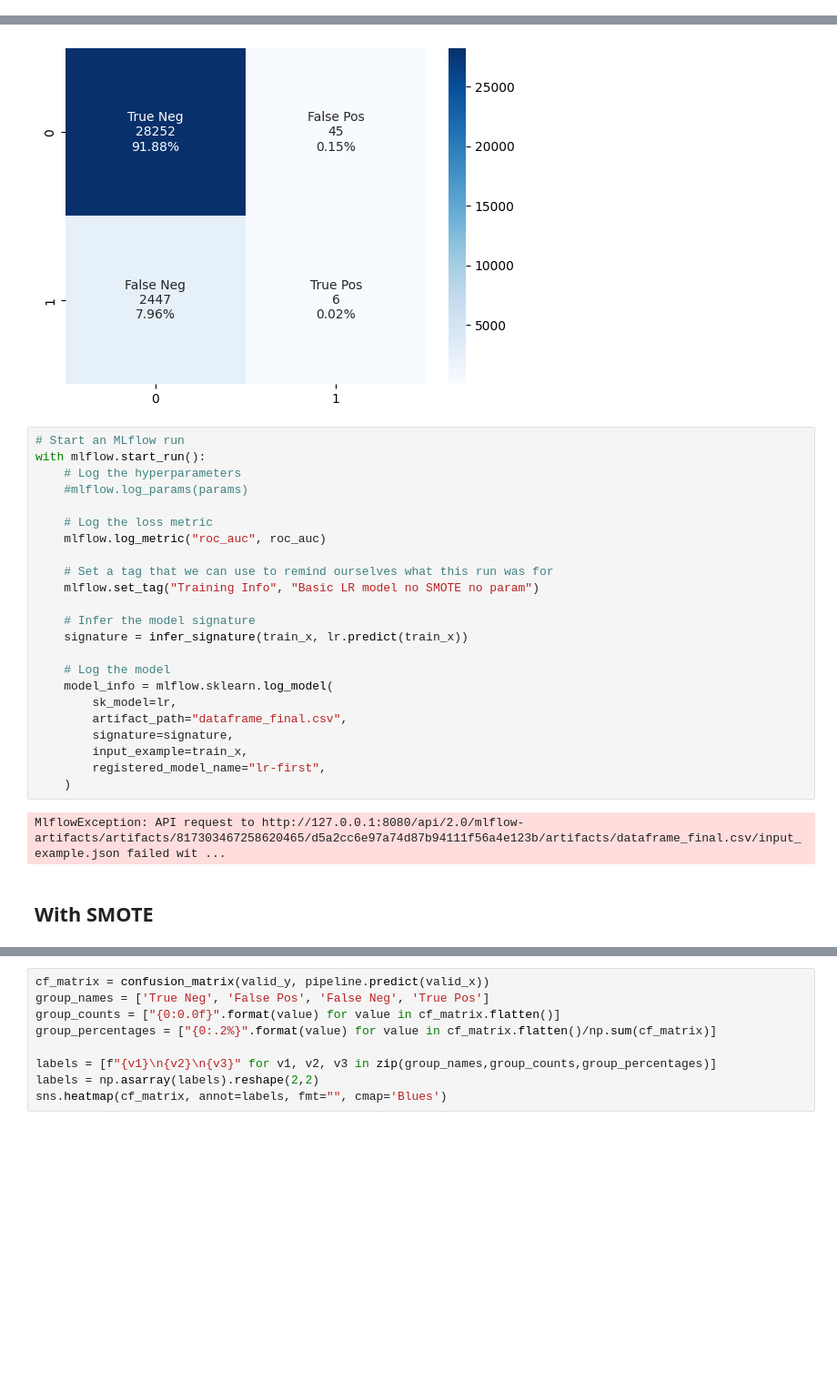
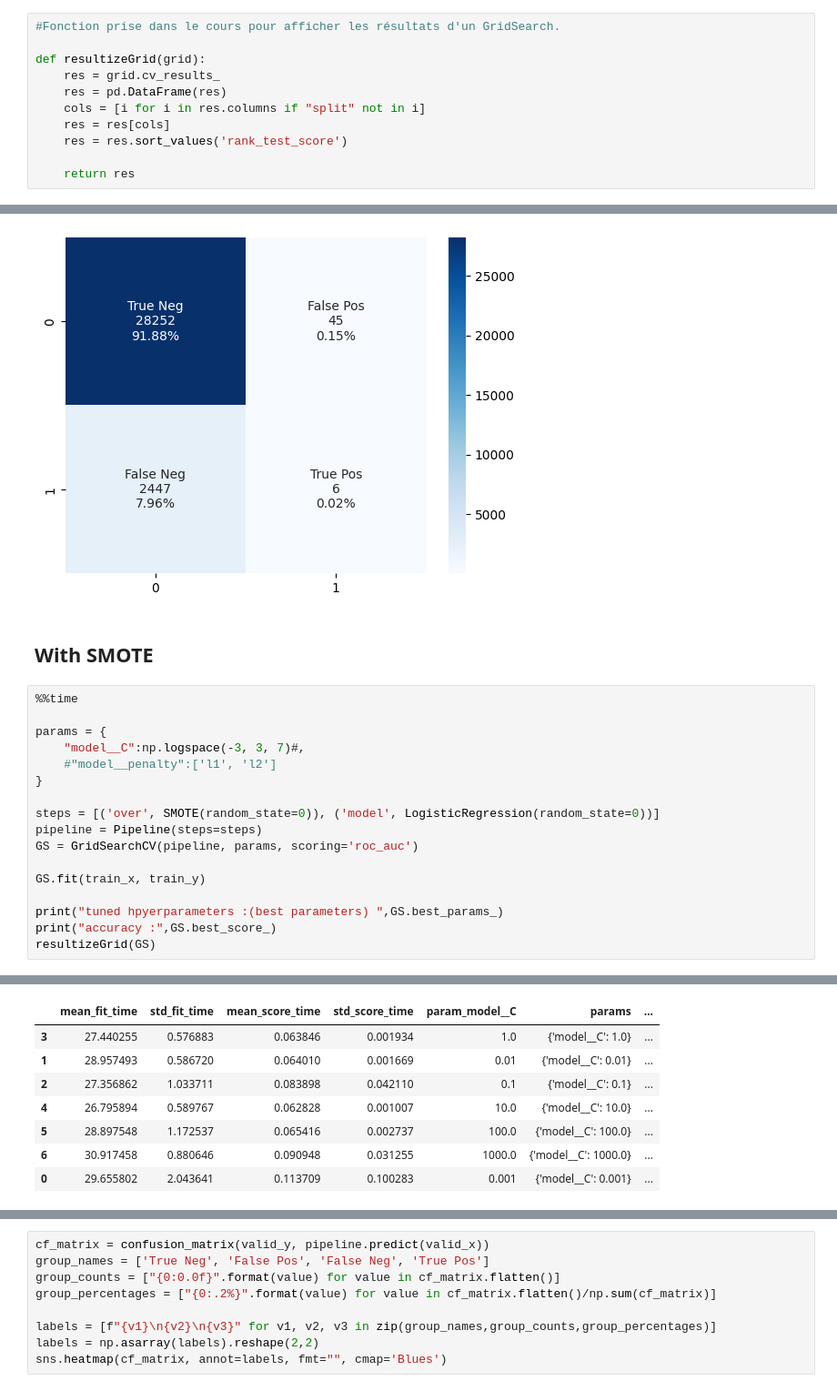
Before and after one commit to OCangrand/OC-Project7, a Jupyter notebook: Modelisation.ipynb, the cells around one changed output, grey strips where cells are left out. Shown: that part at 91% size. Saved outputs shown, nothing was run; the diff lists cells and outputs as text; blank space fills up the shorter version.

Commit message:
Ajout GridSearch et implémentation mlflow dans ficher Modelisation

```diff
--- a/Modelisation.ipynb
+++ b/Modelisation.ipynb
@@ -36,2 +105,13 @@ mlflow.set_tracking_uri(uri="http://127.0.0.1:8080")
+# %%
+#Fonction prise dans le cours pour afficher les résultats d'un GridSearch.
+
+def resultizeGrid(grid):
+    res = grid.cv_results_
+    res = pd.DataFrame(res)
+    cols = [i for i in res.columns if "split" not in i]
+    res = res[cols]
+    res = res.sort_values('rank_test_score')
+
+    return res
 # %% [markdown]
 # LOGISTIC REGRESSION
@@ -88,30 +171,23 @@ sns.heatmap(cf_matrix, annot=labels, fmt="", cmap='Blues')
 # %% [output]
 <Axes: >
 [figure]
-# %%
-# Start an MLflow run
-with mlflow.start_run():
-    # Log the hyperparameters
-    #mlflow.log_params(params)
-
-    # Log the loss metric
-    mlflow.log_metric("roc_auc", roc_auc)
-
-    # Set a tag that we can use to remind ourselves what this run was for
-    mlflow.set_tag("Training Info", "Basic LR model no SMOTE no param")
-
-    # Infer the model signature
-    signature = infer_signature(train_x, lr.predict(train_x))
-
-    # Log the model
-    model_info = mlflow.sklearn.log_model(
-        sk_model=lr,
-        artifact_path="dataframe_final.csv",
-        signature=signature,
-        input_example=train_x,
-        registered_model_name="lr-first",
-    )
-# %% [output]
-MlflowException: API request to http://127.0.0.1:8080/api/2.0/mlflow-artifacts/artifacts/817303467258620465/d5a2cc6e97a74d87b94111f56a4e123b/artifacts/dataframe_final.csv/input_example.json failed wit ...
 # %% [markdown]
 ## With SMOTE
+# %%
+%%time
+
+params = {
+    "model__C":np.logspace(-3, 3, 7)#,
+    #"model__penalty":['l1', 'l2']
+}
+
+steps = [('over', SMOTE(random_state=0)), ('model', LogisticRegression(random_state=0))]
+pipeline = Pipeline(steps=steps)
+GS = GridSearchCV(pipeline, params, scoring='roc_auc')
+
+GS.fit(train_x, train_y)
+
+print("tuned hpyerparameters :(best parameters) ",GS.best_params_)
+print("accuracy :",GS.best_score_)
+resultizeGrid(GS)
+# %% [output]
@@ -117,0 +198,8 @@ MlflowException: API request to http://127.0.0.1:8080/api/2.0/mlflow-artifacts/a
+|  | mean_fit_time | std_fit_time | mean_score_time | std_score_time | param_model__C | params | ... |
+| 3 | 27.440255 | 0.576883 | 0.063846 | 0.001934 | 1.0 | {'model__C': 1.0} | ... |
+| 1 | 28.957493 | 0.586720 | 0.064010 | 0.001669 | 0.01 | {'model__C': 0.01} | ... |
+| 2 | 27.356862 | 1.033711 | 0.083898 | 0.042110 | 0.1 | {'model__C': 0.1} | ... |
+| 4 | 26.795894 | 0.589767 | 0.062828 | 0.001007 | 10.0 | {'model__C': 10.0} | ... |
+| 5 | 28.897548 | 1.172537 | 0.065416 | 0.002737 | 100.0 | {'model__C': 100.0} | ... |
+| 6 | 30.917458 | 0.880646 | 0.090948 | 0.031255 | 1000.0 | {'model__C': 1000.0} | ... |
+| 0 | 29.655802 | 2.043641 | 0.113709 | 0.100283 | 0.001 | {'model__C': 0.001} | ... |
```
Also changed, not shown: parts of 14 cells of this notebook.
